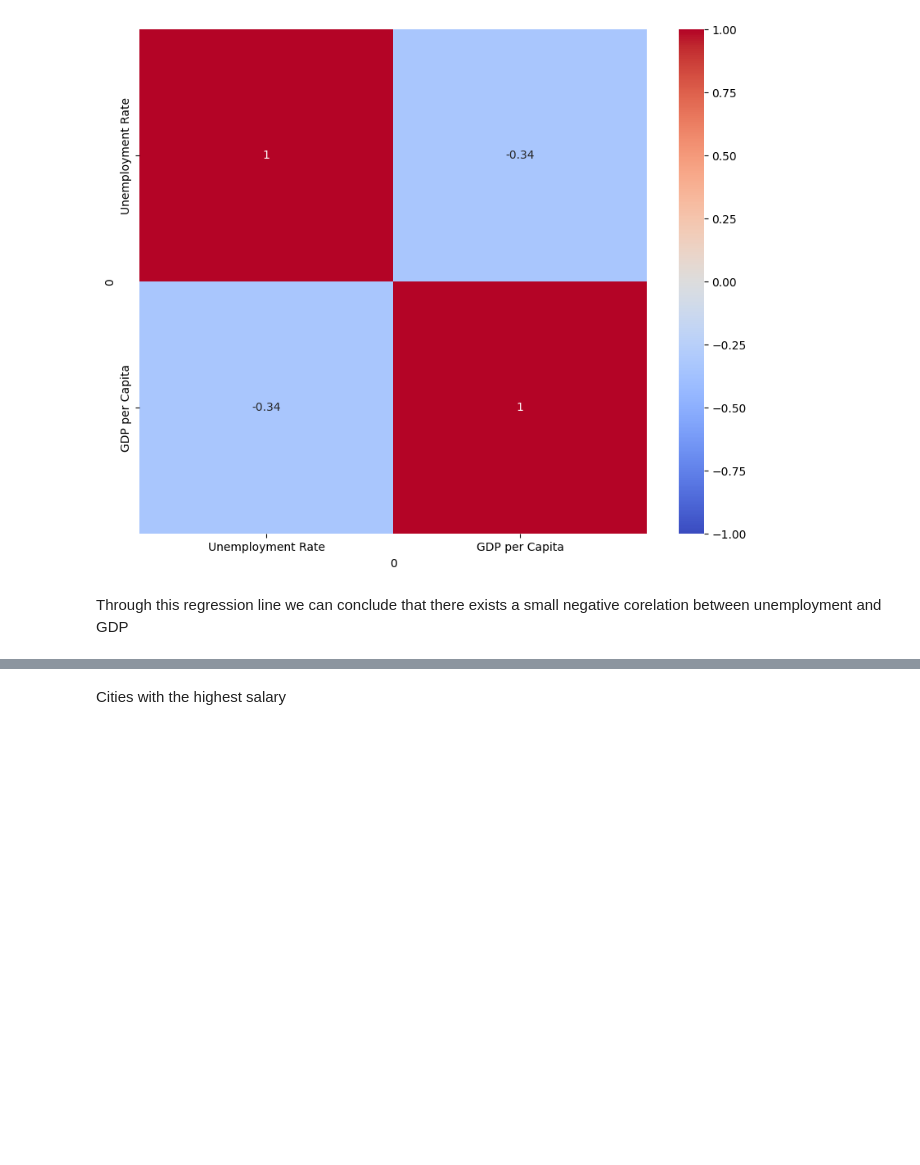
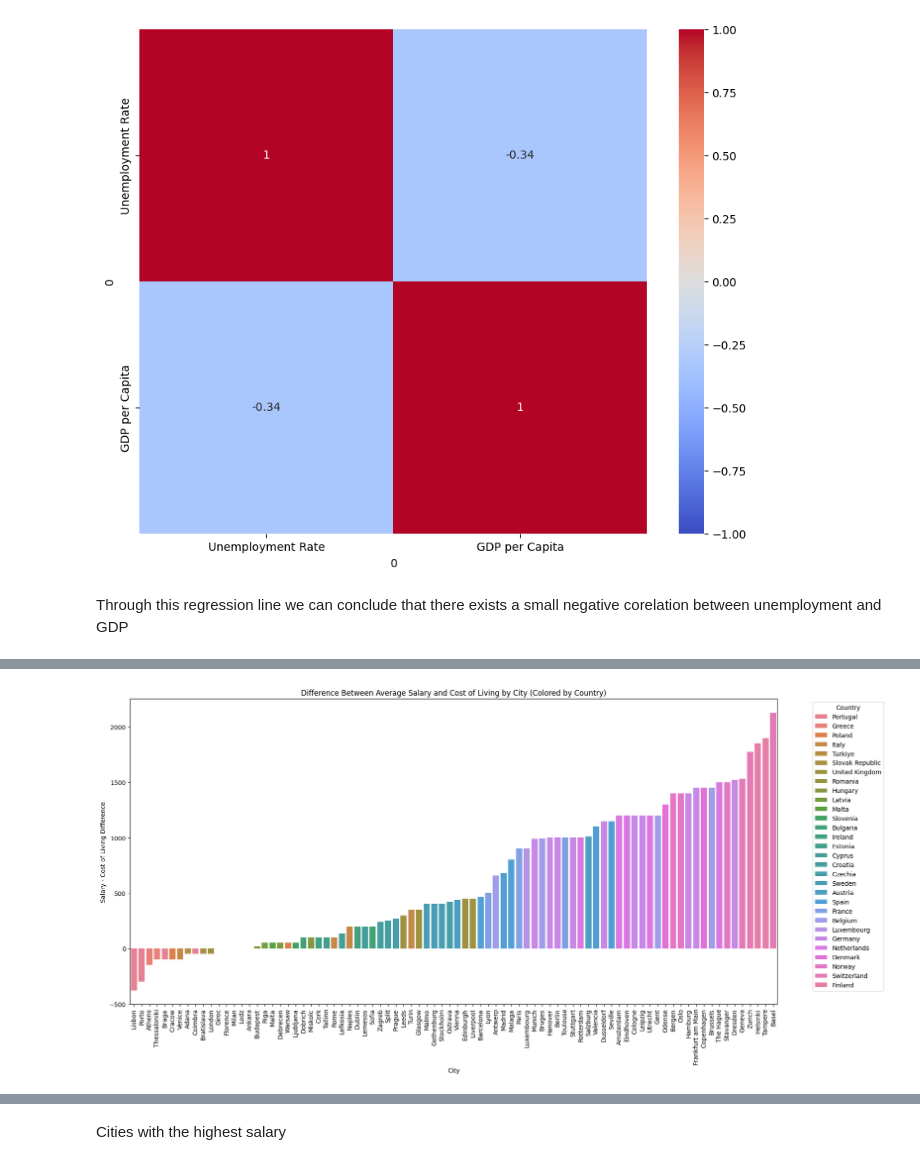
Before and after one commit to yair19-meet/PDS-project, a Jupyter notebook: src/analysis.ipynb, the cells around one changed output, grey strips where cells are left out. Cells and saved outputs as stored; diff of their text form; code cells hidden in the pictures; blank space fills up the shorter version.

```diff
--- a/src/analysis.ipynb
+++ b/src/analysis.ipynb
@@ -342,0 +405,27 @@ Through this regression line we can conclude that there exists a small negative
+# %%
+# Sort by difference so worst are left, best are right
+df_sorted = data.sort_values("avg salary - avg cost of living", ascending=True)
+
+num_countries = df_sorted["Country"].nunique()
+palette = sns.color_palette("husl", n_colors=num_countries)
+
+plt.figure(figsize=(18, 9))
+
+sns.barplot(
+    data=df_sorted,
+    x="City",
+    y="avg salary - avg cost of living",
+    hue="Country",
+    palette=palette,
+    dodge=False  # <— ensures one bar per city, colored by country
+)
+
+plt.xticks(rotation=90)
+plt.xlabel("City")
+plt.ylabel("Salary - Cost of Living Difference")
+plt.title("Difference Between Average Salary and Cost of Living by City (Colored by Country)")
+plt.legend(title="Country", bbox_to_anchor=(1.05, 1), loc="upper left")
+plt.tight_layout()
+plt.show()
+# %% [output]
+[figure, added]
```
Also changed, not shown: parts of 25 cells of this notebook.
